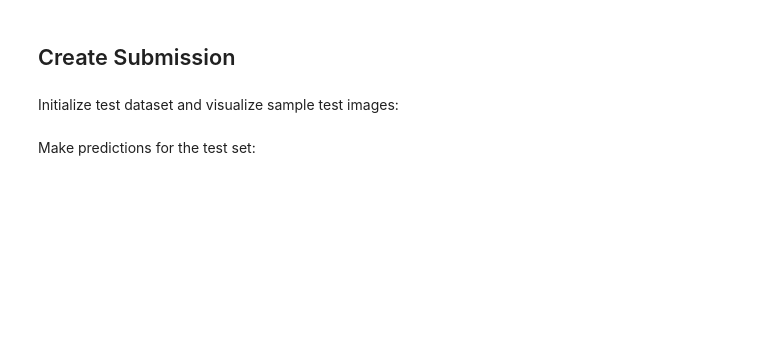
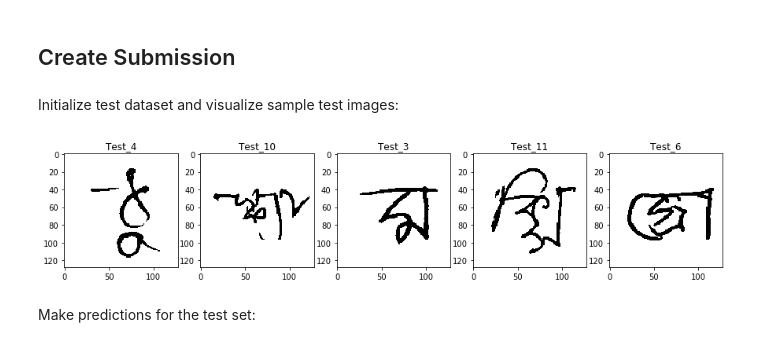
Before and after one commit to Lexie88rus/Bengali_AI_Competition, a Jupyter notebook: Bengali.AI Baseline SqueezeNet.ipynb, the cells around one changed output. Saved outputs shown, nothing was run; the diff lists cells and outputs as text; code cells hidden in the pictures; blank space fills up the shorter version.

```diff
--- a/Bengali.AI Baseline SqueezeNet.ipynb
+++ b/Bengali.AI Baseline SqueezeNet.ipynb
@@ -511,11 +552,13 @@ sample_validloader = DataLoader(test_dataset, batch_size=5, shuffle=True, num_wo
 # %%
 # plot sample train data
 for img, image_ids in sample_validloader:
     fig, axs = plt.subplots(1, img.shape[0], figsize=(15,10))
     for i in range(0, img.shape[0]):
-        axs[i].imshow(TF.to_pil_image(img[i].reshape(SIZE, SIZE)), cmap='gray')
+        axs[i].imshow(TF.to_pil_image(img[i][0].reshape(SIZE, SIZE)), cmap='gray')
         axs[i].set_title(image_ids[i])
     break;
+# %% [output]
+[figure, added]
 # %% [markdown]
 Make predictions for the test set:
 # %%
```
Also changed, not shown: parts of 12 cells of this notebook, 1 other file.
